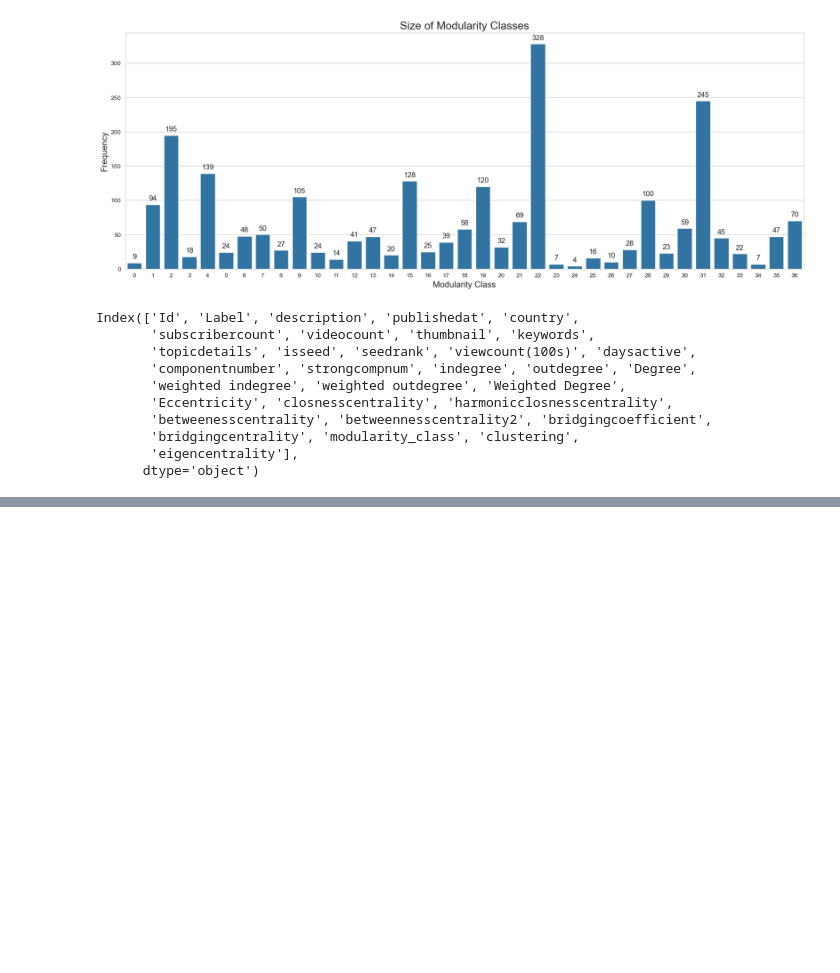
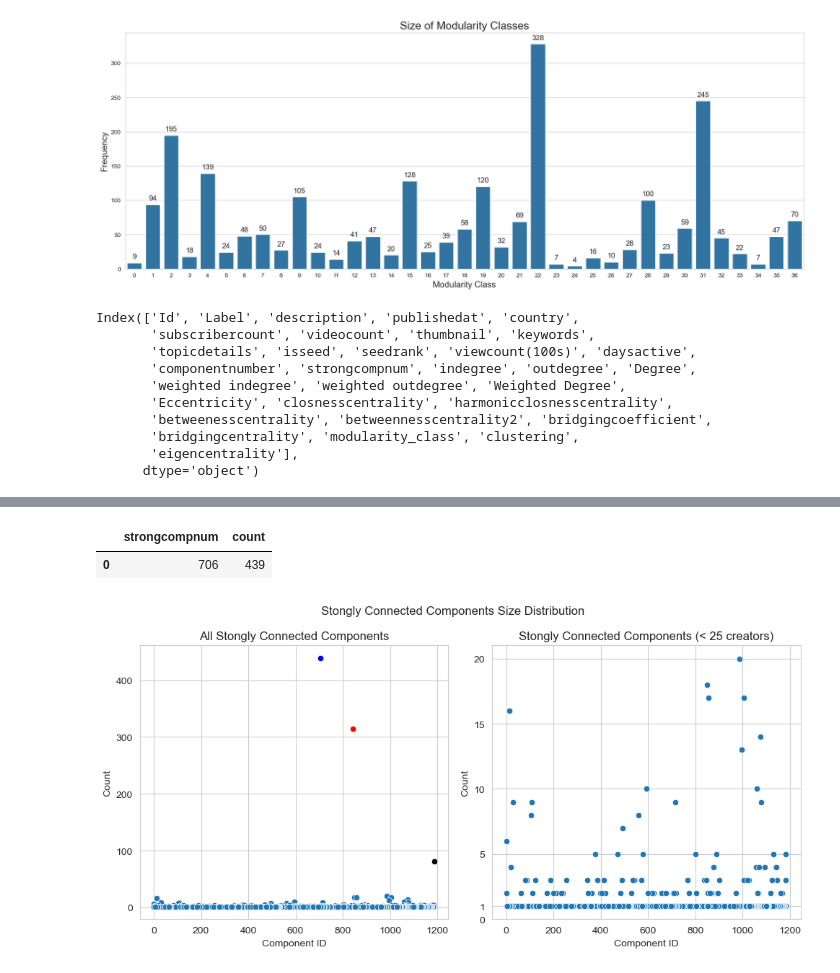
Before and after one commit to alexisfilippakopoulos/Social-Network-Analysis, a Jupyter notebook: data_wrangling.ipynb, the cells around one changed output, grey strips where cells are left out. Cells and saved outputs as stored; diff of their text form; code cells hidden in the pictures; blank space fills up the shorter version.

```diff
--- a/data_wrangling.ipynb
+++ b/data_wrangling.ipynb
@@ -622,0 +664,3 @@ Index(['Id', 'Label', 'description', 'publishedat', 'country',
+# %%
+strong_comps = pd.DataFrame({'strongcompnum': df['strongcompnum'].value_counts().index, 'count': df['strongcompnum'].value_counts().values})
+strong_comps
@@ -622,0 +681,32 @@ Index(['Id', 'Label', 'description', 'publishedat', 'country',
+# %%
+strong_comps.head(3).loc[[0]]
+# %% [output]
+|  | strongcompnum | count |
+| 0 | 706 | 439 |
+# %%
+plt.figure(figsize=(10, 5))
+
+plt.subplot(1, 2, 1)
+
+sns.scatterplot(data=strong_comps.drop(index= strong_comps.head(3).index), x='strongcompnum', y='count')  # Plot all departments in grey
+sns.scatterplot(data=strong_comps.head(3).loc[[0]], x='strongcompnum', y='count', color='blue')  # Plot top 10 departments in blue
+sns.scatterplot(data=strong_comps.head(3).loc[[1]], x='strongcompnum', y='count', color='red')
+sns.scatterplot(data=strong_comps.head(3).loc[[2]], x='strongcompnum', y='count', color='black')
+plt.xlabel('Component ID')
+plt.ylabel('Count')
+plt.title('All Stongly Connected Components')
+
+plt.subplot(1, 2, 2)
+
+sns.scatterplot(data=strong_comps, x='strongcompnum', y='count')  # Plot all departments in grey
+plt.ylim(0, 21)
+plt.xlabel('Component ID')
+plt.yticks([0, 1, 5, 10, 15, 20])
+plt.ylabel('Count')
+plt.title('Stongly Connected Components (< 25 creators)')
+plt.suptitle('Stongly Connected Components Size Distribution')
+plt.tight_layout()
+plt.savefig('Assets/network/stong_comp_distr.pdf', dpi=10000, bbox_inches='tight')
+plt.show()
+# %% [output]
+[figure, added]
```
Also changed, not shown: parts of 12 cells of this notebook, 8 other files.
